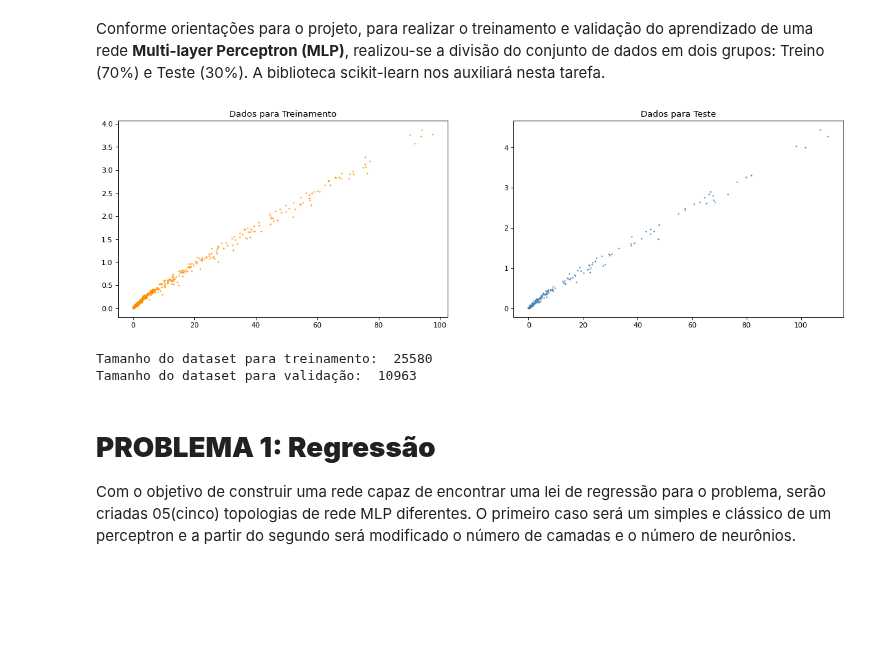
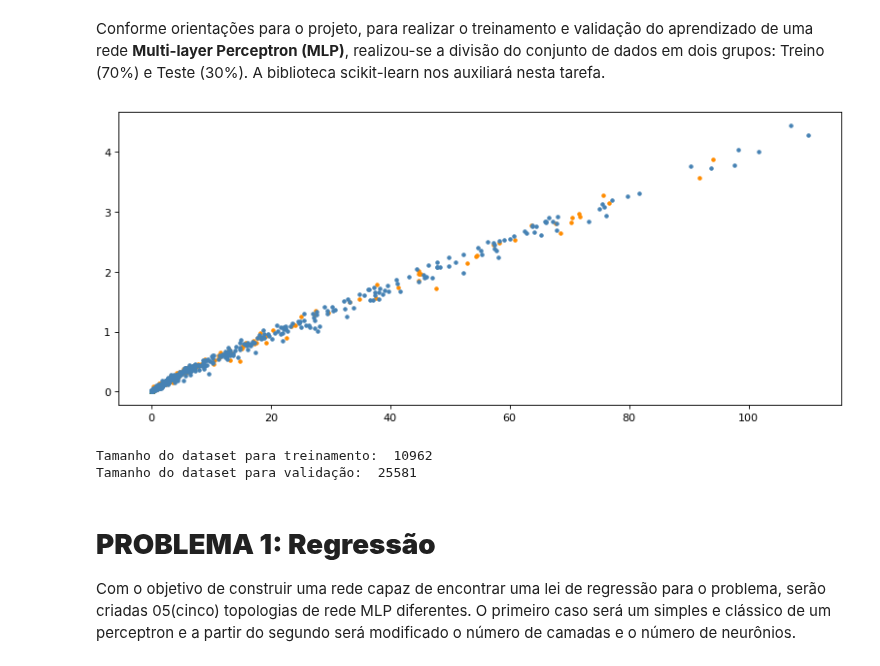
Before and after one commit to lourencocavalcante/Neurocomputacao, a Jupyter notebook: CAP351_Projeto_01_MLP.ipynb, the cells around one changed output. Saved outputs shown, nothing was run; the diff lists cells and outputs as text; code cells hidden in the pictures; blank space fills up the shorter version.

```diff
--- a/CAP351_Projeto_01_MLP.ipynb
+++ b/CAP351_Projeto_01_MLP.ipynb
@@ -147,28 +142,20 @@ plt.plot()
 # %% [markdown]
 Conforme orientações para o projeto, para realizar o treinamento e validação do aprendizado de uma rede **Multi-layer Perceptron (MLP)**, realizou-se a divisão do conjunto de dados em dois grupos: Treino (70%) e Teste (30%). A biblioteca scikit-learn nos auxiliará nesta tarefa.
 # %%
-# Divisão do Dataset em treinamento e validação
+x_train, x_test, y_train, y_test = train_test_split(df_rd80['Rain Intensity (mm/h)'] ,df_rd80['Liquid watercontent (g/m3)'], test_size=0.7)
 
-x_train, x_test, y_train, y_test = train_test_split(df_rd80['Rain Intensity (mm/h)'] ,df_rd80['Liquid watercontent (g/m3)'], test_size=.30)
 
-figure(figsize=(18,5),dpi=80)
-
-plt.subplot(1,2,1)
-plt.title('Dados para Treinamento')
-plt.scatter(x_train, y_train, color='#FF8C00',s=1)
-
-plt.subplot(1,2,2)
-plt.title('Dados para Teste')
-plt.scatter(x_test, y_test, color='#4682B4',s=1)
+figure(figsize=(12,5),dpi=80)
+plt.plot(x_train, y_train, '.', color='#FF8C00', label="Dados para Treinamento")
+plt.plot(x_test, y_test, '.', color='#4682B4', label="Dados para Teste")
 plt.show()
-
 
 print('Tamanho do dataset para treinamento: ',len(x_train))
 print('Tamanho do dataset para validação: ',len(x_test))
 # %% [output]
-[figure, old version]
+[figure, new version]
-Tamanho do dataset para treinamento:  25580
-Tamanho do dataset para validação:  10963
+Tamanho do dataset para treinamento:  10962
+Tamanho do dataset para validação:  25581
 # %% [markdown]
 # **PROBLEMA 1: Regressão**
 Com o objetivo de construir uma rede capaz de encontrar uma lei de regressão para o problema, serão criadas 05(cinco) topologias de rede MLP diferentes. O primeiro caso será um simples e clássico de um perceptron e a partir do segundo será modificado o número de camadas e o número de neurônios.
```
Also changed, not shown: parts of 36 cells of this notebook.
